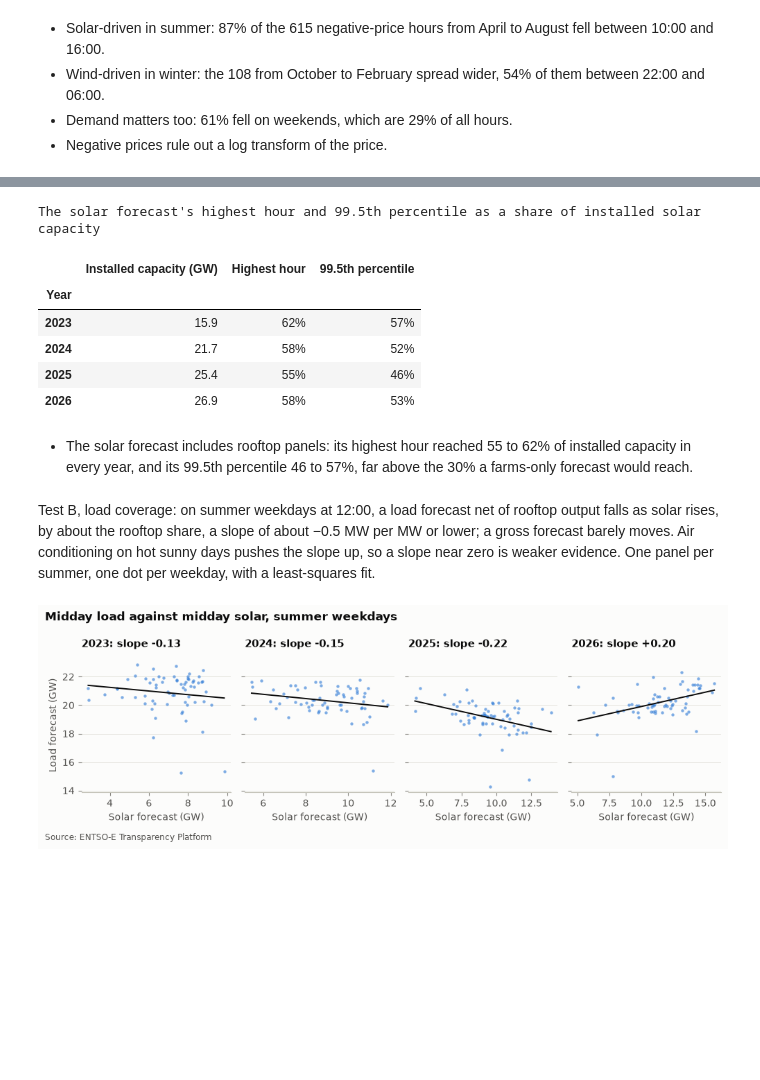
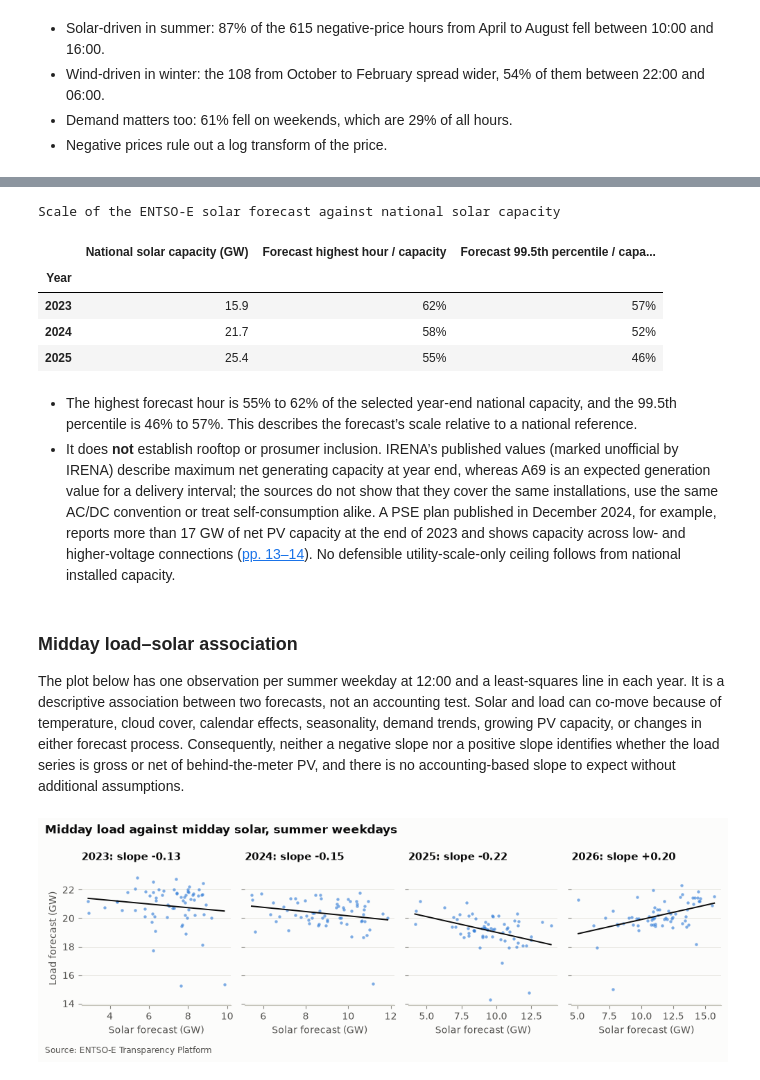
Before and after one commit to Tomek72/pl-dayahead, a Jupyter notebook: notebooks/01_exploratory_data_analysis.ipynb, the cells around one changed output, grey strips where cells are left out. Cells and saved outputs as stored; diff of their text form; code cells hidden in the pictures; blank space fills up the shorter version.

```diff
--- a/notebooks/01_exploratory_data_analysis.ipynb
+++ b/notebooks/01_exploratory_data_analysis.ipynb
@@ -40,14 +42,21 @@ con = store.connect()
 hourly = con.sql('SELECT * FROM hourly ORDER BY ts_utc').df()
 con.close()  # DuckDB lets one process write at a time; closing lets the ingest run while this notebook is open
 
+# Reuse the forecasting pipeline's day-by-local-hour alignment for the renewables input. This keeps the
+# preceding delivery day's forecast distinct from a later vintage for the target day and applies its DST rules.
+model_features, _ = build_features(hourly)
+hourly = hourly.merge(model_features[['ts_utc', 'renewables_fcst_lag_1d']], on='ts_utc', how='left', validate='one_to_one')
+hourly['residual_load_proxy'] = hourly['load_fcst'] - hourly['renewables_fcst_lag_1d']
 hourly['local'] = hourly['ts_utc'].dt.tz_convert(LOCAL_TZ)
 hourly['day'] = pd.to_datetime(hourly['local'].dt.date)  # the delivery day
 
 # Hours without a price between the first and last delivery day, including any whose quarter-hours are incomplete.
 missing_prices = missing_intervals(hourly.loc[hourly['price'].notna(), 'ts_utc'], 'h')
 missing_forecasts = hourly[['load_fcst', 'wind_fcst', 'solar_fcst']].isna().sum().sum()
+missing_proxy = hourly['residual_load_proxy'].isna()
 print(f"{len(hourly):,} hours, delivery days {day_label(hourly['day'].min())} to {day_label(hourly['day'].max())}")
-print(f'{len(missing_prices)} hours without a price, {missing_forecasts} missing forecasts')
+print(f'{len(missing_prices)} hours without a price, {missing_forecasts} missing source forecasts')
+print(f"{missing_proxy.sum()} operational-proxy hours without a preceding delivery day's renewables forecast")
 
 price = hourly['price']
 (pd.DataFrame({'Lowest': price.min(), '25th percentile': price.quantile(0.25), 'Median': price.median(),
@@ -258,27 +277,35 @@ Test A, solar coverage: a national fleet rarely exceeds 60 to 70% of installed c
 # %%
-# Installed solar capacity in GW: end of year, and 31 May for 2026, from Wikipedia, Solar power in Poland.
-# Its yearly table names no primary source, so the figures are approximate; they only need to tell 30% from 60%.
-SOLAR_CAPACITY_GW = pd.Series({2023: 15.9, 2024: 21.7, 2025: 25.4, 2026: 26.9})
+# IRENA's end-of-year maximum net solar-capacity series, in GW: 2023–2025 are the completed
+# calendar years in the dataset. It is a national capacity reference, not a definition of what A69 forecasts.
+# Source: IRENA, Renewable capacity statistics 2026, solar photovoltaic table and capacity notes; its
+# Poland observations are marked u (unofficial) by IRENA, so the table is descriptive only.
+SOLAR_CAPACITY_GW = pd.Series({2023: 15.917, 2024: 21.721, 2025: 25.421})
 
 solar_gw_by_year = (hourly['solar_fcst'] / MW_PER_GW).groupby(hourly['day'].dt.year)
-(pd.DataFrame({
-    'Installed capacity (GW)': SOLAR_CAPACITY_GW,
-    'Highest hour': solar_gw_by_year.max() / SOLAR_CAPACITY_GW,
-    '99.5th percentile': solar_gw_by_year.quantile(0.995) / SOLAR_CAPACITY_GW,
-}).rename_axis('Year').style.format('{:.0%}').format('{:.1f}', subset=['Installed capacity (GW)'])
- .pipe(captioned, "The solar forecast's highest hour and 99.5th percentile as a share of installed solar capacity"))
+capacity_check = pd.DataFrame({
+    'National solar capacity (GW)': SOLAR_CAPACITY_GW,
+    'Forecast highest hour / capacity': solar_gw_by_year.max() / SOLAR_CAPACITY_GW,
+    'Forecast 99.5th percentile / capacity': solar_gw_by_year.quantile(0.995) / SOLAR_CAPACITY_GW,
+}).reindex(SOLAR_CAPACITY_GW.index).rename_axis('Year')
+(capacity_check.style.format({
+    'National solar capacity (GW)': '{:.1f}',
+    'Forecast highest hour / capacity': '{:.0%}',
+    'Forecast 99.5th percentile / capacity': '{:.0%}',
+}).pipe(captioned, 'Scale of the ENTSO-E solar forecast against national solar capacity'))
 # %% [output]
-The solar forecast's highest hour and 99.5th percentile as a share of installed solar capacity
+Scale of the ENTSO-E solar forecast against national solar capacity
-|  | Installed capacity (GW) | Highest hour | 99.5th percentile |
+|  | National solar capacity (GW) | Forecast highest hour / capacity | Forecast 99.5th percentile / capa... |
 | Year |  |  |  |
 | 2023 | 15.9 | 62% | 57% |
 | 2024 | 21.7 | 58% | 52% |
 | 2025 | 25.4 | 55% | 46% |
-| 2026 | 26.9 | 58% | 53% |
 # %% [markdown]
-- The solar forecast includes rooftop panels: its highest hour reached 55 to 62% of installed capacity in every year, and its 99.5th percentile 46 to 57%, far above the 30% a farms-only forecast would reach.
+- The highest forecast hour is 55% to 62% of the selected year-end national capacity, and the 99.5th percentile is 46% to 57%. This describes the forecast’s scale relative to a national reference.
+- It does **not** establish rooftop or prosumer inclusion. IRENA’s published values (marked unofficial by IRENA) describe maximum net generating capacity at year end, whereas A69 is an expected generation value for a delivery interval; the sources do not show that they cover the same installations, use the same AC/DC convention or treat self-consumption alike. A PSE plan published in December 2024, for example, reports more than 17 GW of net PV capacity at the end of 2023 and shows capacity across low- and higher-voltage connections ([pp. 13–14](https://www.pse.pl/documents/20182/21595261/PRSP_2025_2034_dokument_glowny_2024_12_20.pdf/55b0f905-3dd9-4e7e-b33a-78694e893928)). No defensible utility-scale-only ceiling follows from national installed capacity.
 # %% [markdown]
-Test B, load coverage: on summer weekdays at 12:00, a load forecast net of rooftop output falls as solar rises, by about the rooftop share, a slope of about −0.5 MW per MW or lower; a gross forecast barely moves. Air conditioning on hot sunny days pushes the slope up, so a slope near zero is weaker evidence. One panel per summer, one dot per weekday, with a least-squares fit.
+### Midday load–solar association
+
+The plot below has one observation per summer weekday at 12:00 and a least-squares line in each year. It is a descriptive association between two forecasts, not an accounting test. Solar and load can co-move because of temperature, cloud cover, calendar effects, seasonality, demand trends, growing PV capacity, or changes in either forecast process. Consequently, neither a negative slope nor a positive slope identifies whether the load series is gross or net of behind-the-meter PV, and there is no accounting-based slope to expect without additional assumptions.
 # %%
 local = hourly['local']
 summer_middays = hourly[local.dt.month.isin([6, 7, 8]) & (local.dt.dayofweek < 5) & (local.dt.hour == 12)]
```
Also changed, not shown: parts of 15 cells of this notebook, 10 other files.
